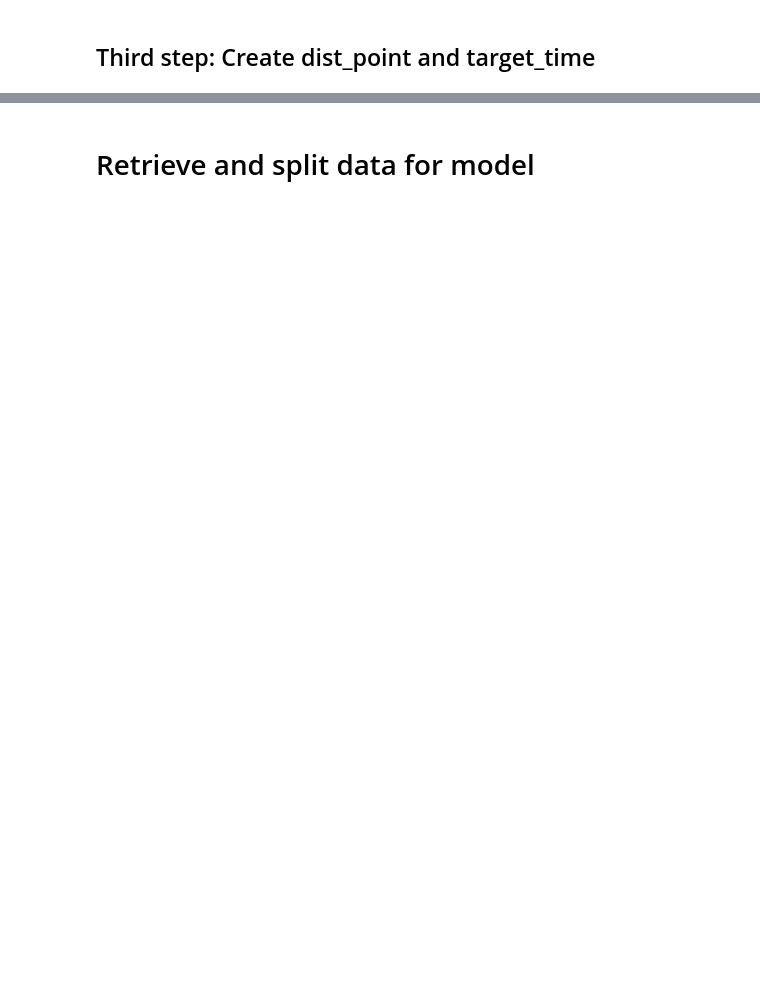
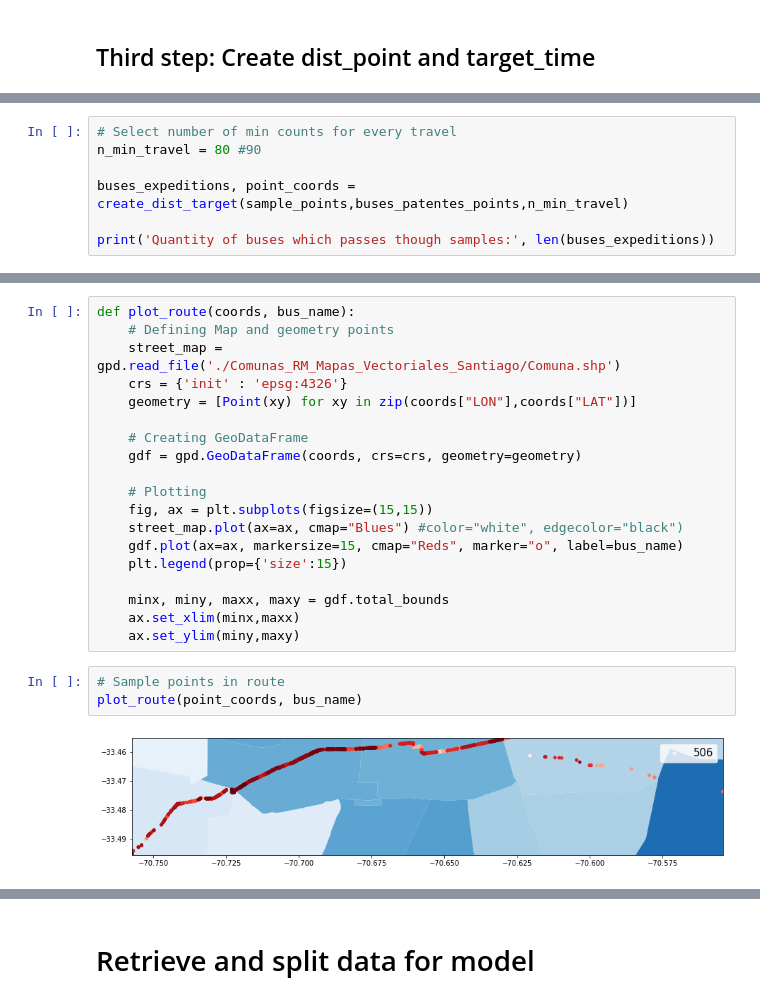
Before and after one commit to cjotade/Transapp, a Jupyter notebook: CC5214_Transapp_Modelo_LSTM.ipynb, the cells around one changed output, grey strips where cells are left out. Saved outputs shown, nothing was run; the diff lists cells and outputs as text; blank space fills up the shorter version.

```diff
--- a/CC5214_Transapp_Modelo_LSTM.ipynb
+++ b/CC5214_Transapp_Modelo_LSTM.ipynb
@@ -220,0 +217,7 @@ See the caveats in the documentation: http://pandas.pydata.org/pandas-docs/stabl
+# %%
+# Select number of min counts for every travel
+n_min_travel = 80 #90
+
+buses_expeditions, point_coords = create_dist_target(sample_points,buses_patentes_points,n_min_travel)
+
+print('Quantity of buses which passes though samples:', len(buses_expeditions))
@@ -220,0 +237,24 @@ See the caveats in the documentation: http://pandas.pydata.org/pandas-docs/stabl
+# %%
+def plot_route(coords, bus_name):
+    # Defining Map and geometry points
+    street_map = gpd.read_file('./Comunas_RM_Mapas_Vectoriales_Santiago/Comuna.shp')
+    crs = {'init' : 'epsg:4326'}
+    geometry = [Point(xy) for xy in zip(coords["LON"],coords["LAT"])]
+
+    # Creating GeoDataFrame
+    gdf = gpd.GeoDataFrame(coords, crs=crs, geometry=geometry)
+
+    # Plotting
+    fig, ax = plt.subplots(figsize=(15,15))
+    street_map.plot(ax=ax, cmap="Blues") #color="white", edgecolor="black")
+    gdf.plot(ax=ax, markersize=15, cmap="Reds", marker="o", label=bus_name)
+    plt.legend(prop={'size':15})
+
+    minx, miny, maxx, maxy = gdf.total_bounds
+    ax.set_xlim(minx,maxx)
+    ax.set_ylim(miny,maxy)
+# %%
+# Sample points in route
+plot_route(point_coords, bus_name)
+# %% [output]
+[figure, added]
```
Also changed, not shown: parts of 43 cells of this notebook, 9 other files.
